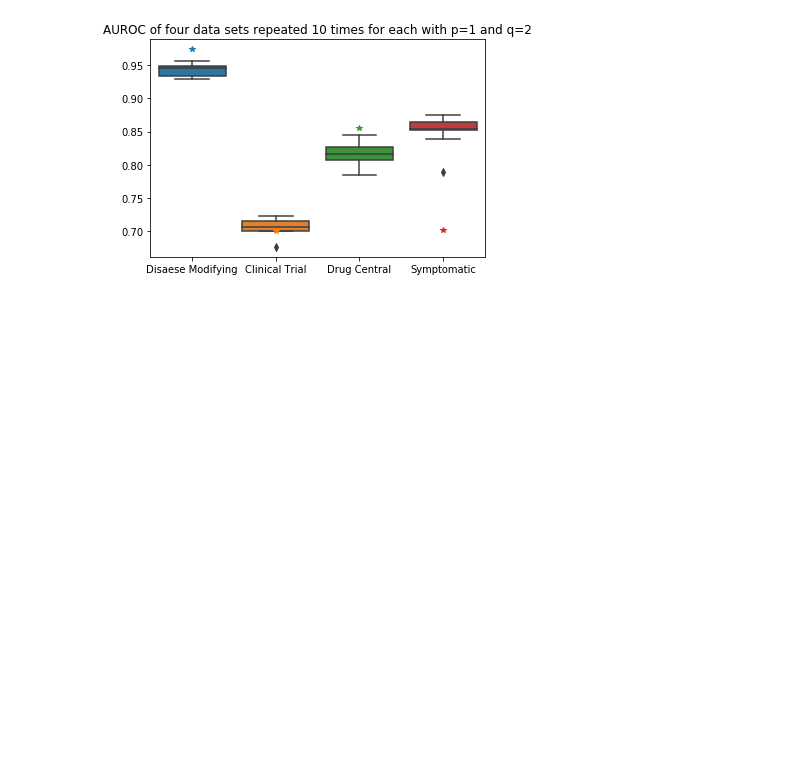
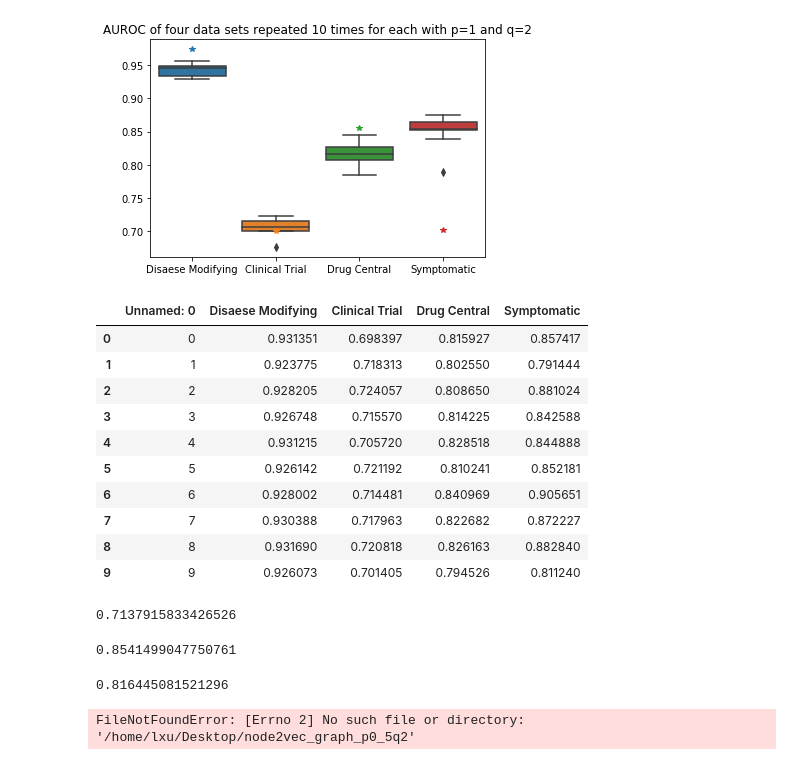
Before and after one commit to drugrelink/drugrelink, a Jupyter notebook: notebooks/plot_node2vec_optimization.ipynb, the cells around one changed output. Saved outputs shown, nothing was run; the diff lists cells and outputs as text; code cells hidden in the pictures; blank space fills up the shorter version.

```diff
--- a/notebooks/plot_node2vec_optimization.ipynb
+++ b/notebooks/plot_node2vec_optimization.ipynb
@@ -329,3 +328,34 @@ plt.plot(['Symptomatic'],[0.702],marker="*")
 # %% [output]
 [<matplotlib.lines.Line2D at 0x...>]
 [figure]
+# %%
+p1q2_df = pd.read_csv('p1q2_repeat.csv')
+p1q2_df
+# %% [output]
+|  | Unnamed: 0 | Disaese Modifying | Clinical Trial | Drug Central | Symptomatic |
+| 0 | 0 | 0.931351 | 0.698397 | 0.815927 | 0.857417 |
+| 1 | 1 | 0.923775 | 0.718313 | 0.802550 | 0.791444 |
+| 2 | 2 | 0.928205 | 0.724057 | 0.808650 | 0.881024 |
+| 3 | 3 | 0.926748 | 0.715570 | 0.814225 | 0.842588 |
+| 4 | 4 | 0.931215 | 0.705720 | 0.828518 | 0.844888 |
+| 5 | 5 | 0.926142 | 0.721192 | 0.810241 | 0.852181 |
+| 6 | 6 | 0.928002 | 0.714481 | 0.840969 | 0.905651 |
+| 7 | 7 | 0.930388 | 0.717963 | 0.822682 | 0.872227 |
+| 8 | 8 | 0.931690 | 0.720818 | 0.826163 | 0.882840 |
+| 9 | 9 | 0.926073 | 0.701405 | 0.794526 | 0.811240 |
+# %%
+p1q2_df['Clinical Trial'].mean()
+# %% [output]
+0.7137915833426526
+# %%
+p1q2_df['Symptomatic'].mean()
+# %% [output]
+0.8541499047750761
+# %%
+p1q2_df['Drug Central'].mean()
+# %% [output]
+0.816445081521296
+# %%
+p0_5q2 = read_repeat('/home/lxu/Desktop/node2vec_graph_p0_5q2')
+# %% [output]
+FileNotFoundError: [Errno 2] No such file or directory: '/home/lxu/Desktop/node2vec_graph_p0_5q2'
```
Also changed, not shown: parts of 3 cells of this notebook, 6 other files.
